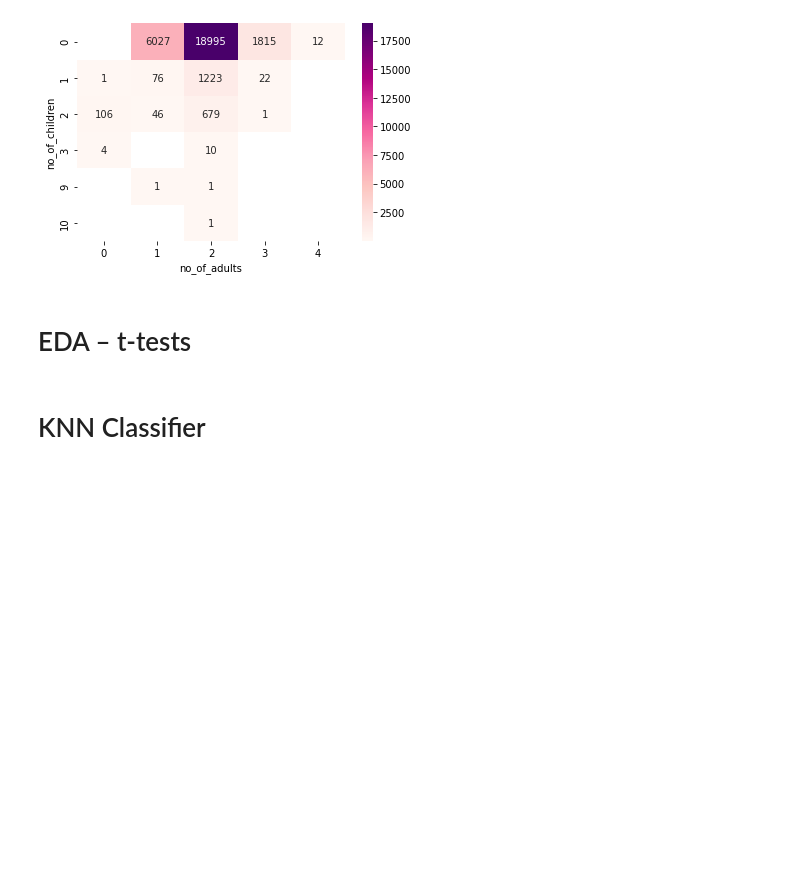
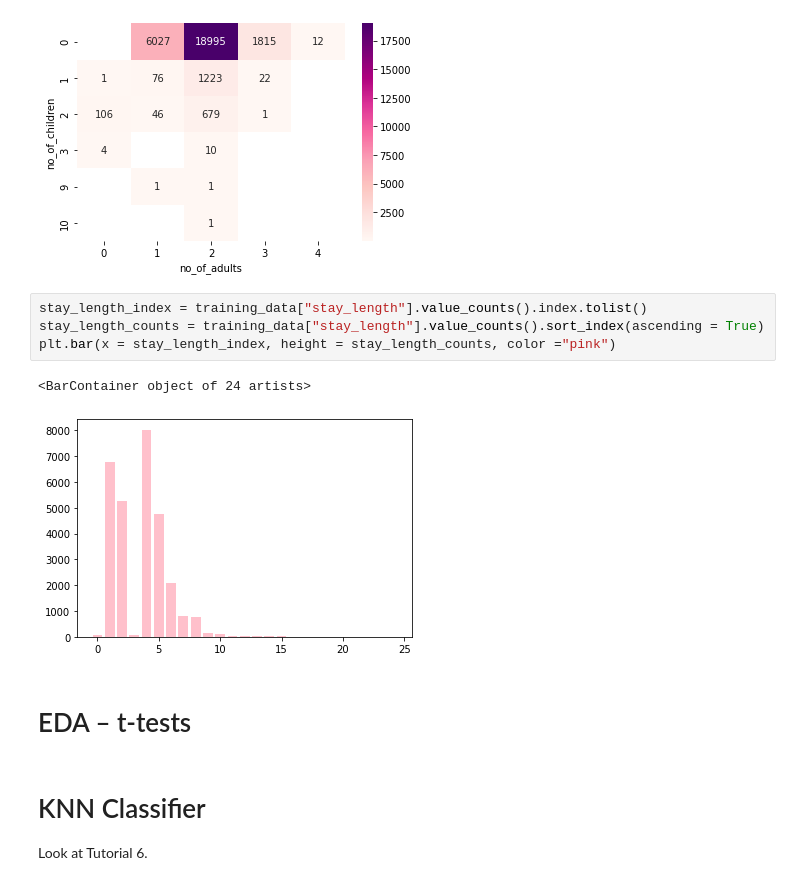
Before and after one commit to karriechou/inf2179-ml-challenge, a Jupyter notebook: KarrieChou_inf2179_ml_challenge_code.ipynb, the cells around one changed output. Cells and saved outputs as stored; diff of their text form; blank space fills up the shorter version.

```diff
--- a/KarrieChou_inf2179_ml_challenge_code.ipynb
+++ b/KarrieChou_inf2179_ml_challenge_code.ipynb
@@ -72,7 +76,16 @@ sns.heatmap(adults_vs_children, cmap = "RdPu", annot = True, fmt = ".0f")
 # %% [output]
 <AxesSubplot:xlabel='no_of_adults', ylabel='no_of_children'>
 [figure]
+# %%
+stay_length_index = training_data["stay_length"].value_counts().index.tolist()
+stay_length_counts = training_data["stay_length"].value_counts().sort_index(ascending = True)
+plt.bar(x = stay_length_index, height = stay_length_counts, color ="pink")
+# %% [output]
+<BarContainer object of 24 artists>
+[figure, added]
 # %% [markdown]
 # EDA – t-tests
 # %% [markdown]
 # KNN Classifier
+
+Look at Tutorial 6.
```
Also changed, not shown: parts of 4 cells of this notebook.
